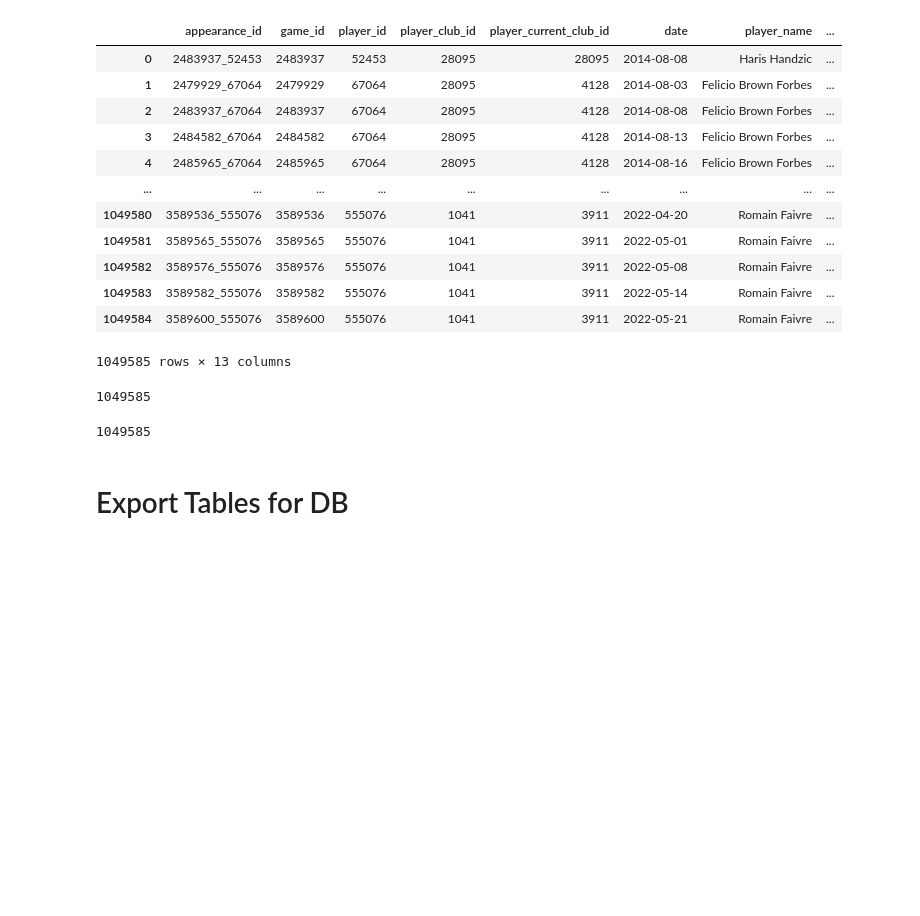
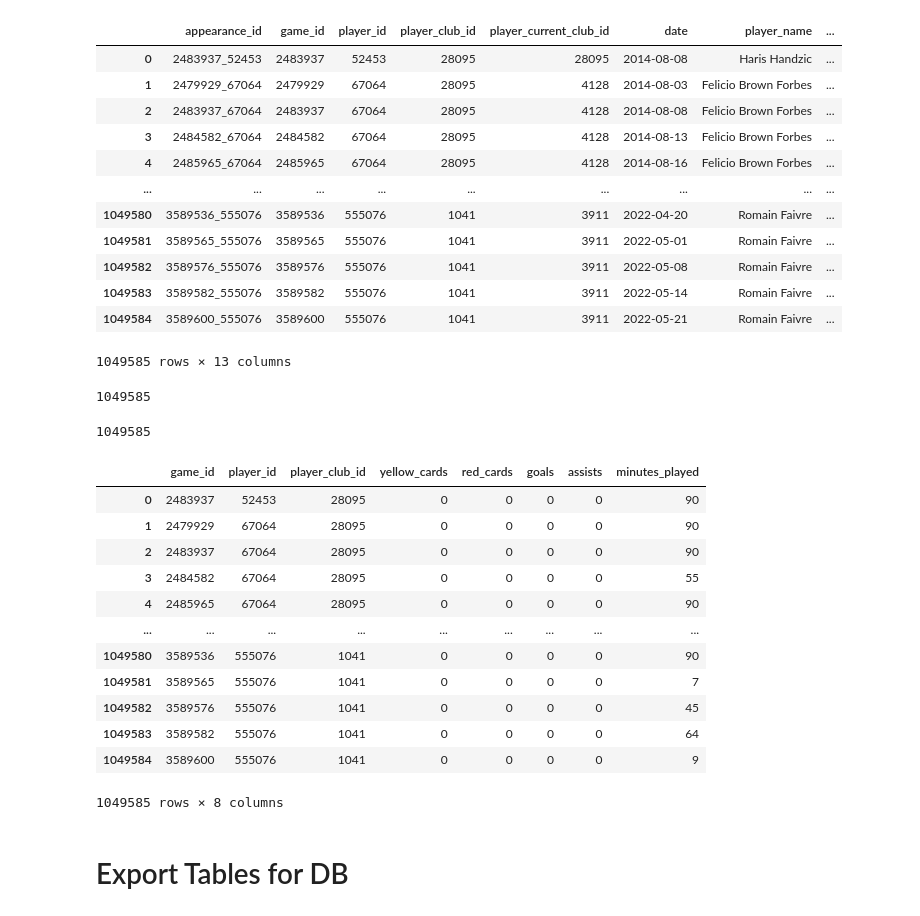
Before and after one commit to babyleafy/SoccerDB, a Jupyter notebook: pre_processing.ipynb, the cells around one changed output. Drawn from its saved outputs; the diff is of its cells as text; code cells hidden in the pictures; blank space fills up the shorter version.

```diff
--- a/pre_processing.ipynb
+++ b/pre_processing.ipynb
@@ -263,7 +246,7 @@ appearances_df
 | 1049584 | 3589600_555076 | 3589600 | 555076 | 1041 | 3911 | 2022-05-21 | Romain Faivre | ... |
 1049585 rows × 13 columns
 # %%
-appearances_df = appearances_df.drop(columns=["appearance_id", "player_current_club_id", "competition_id"])
+appearances_df = appearances_df.drop(columns=["date", "appearance_id", "player_name", "player_current_club_id", "competition_id"])
 len(appearances_df) # pre-drop
 # %% [output]
 1049585
@@ -273,5 +256,21 @@ len(appearances_df) # post-drop, no null values for core attributes
 # %% [output]
 1049585
+# %%
+appearances_df
+# %% [output]
+|  | game_id | player_id | player_club_id | yellow_cards | red_cards | goals | assists | minutes_played |
+| 0 | 2483937 | 52453 | 28095 | 0 | 0 | 0 | 0 | 90 |
+| 1 | 2479929 | 67064 | 28095 | 0 | 0 | 0 | 0 | 90 |
+| 2 | 2483937 | 67064 | 28095 | 0 | 0 | 0 | 0 | 90 |
+| 3 | 2484582 | 67064 | 28095 | 0 | 0 | 0 | 0 | 55 |
+| 4 | 2485965 | 67064 | 28095 | 0 | 0 | 0 | 0 | 90 |
+| ... | ... | ... | ... | ... | ... | ... | ... | ... |
+| 1049580 | 3589536 | 555076 | 1041 | 0 | 0 | 0 | 0 | 90 |
+| 1049581 | 3589565 | 555076 | 1041 | 0 | 0 | 0 | 0 | 7 |
+| 1049582 | 3589576 | 555076 | 1041 | 0 | 0 | 0 | 0 | 45 |
+| 1049583 | 3589582 | 555076 | 1041 | 0 | 0 | 0 | 0 | 64 |
+| 1049584 | 3589600 | 555076 | 1041 | 0 | 0 | 0 | 0 | 9 |
+1049585 rows × 8 columns
 # %% [markdown]
 # Export Tables for DB
 # %%
```
Also changed, not shown: parts of 12 cells of this notebook.
